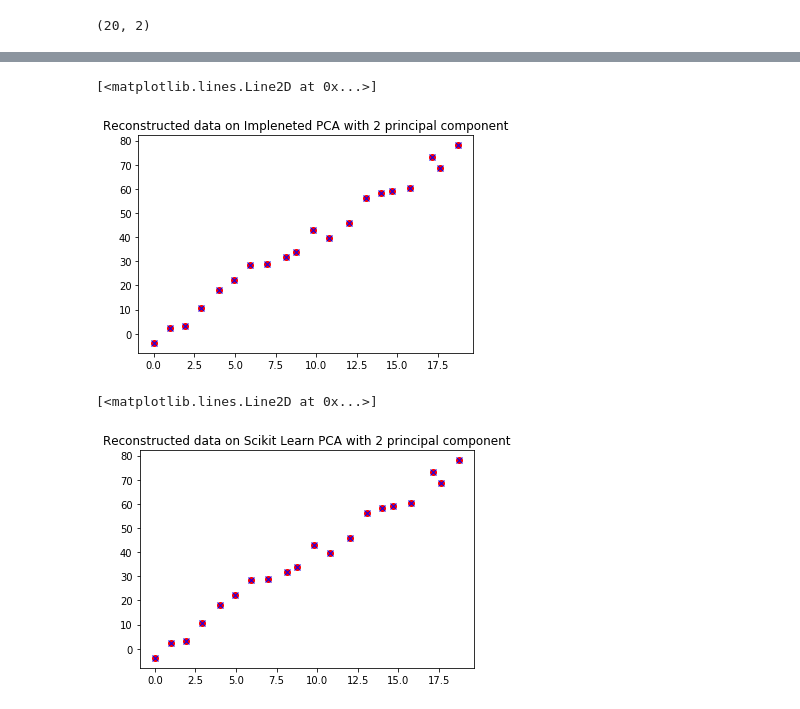
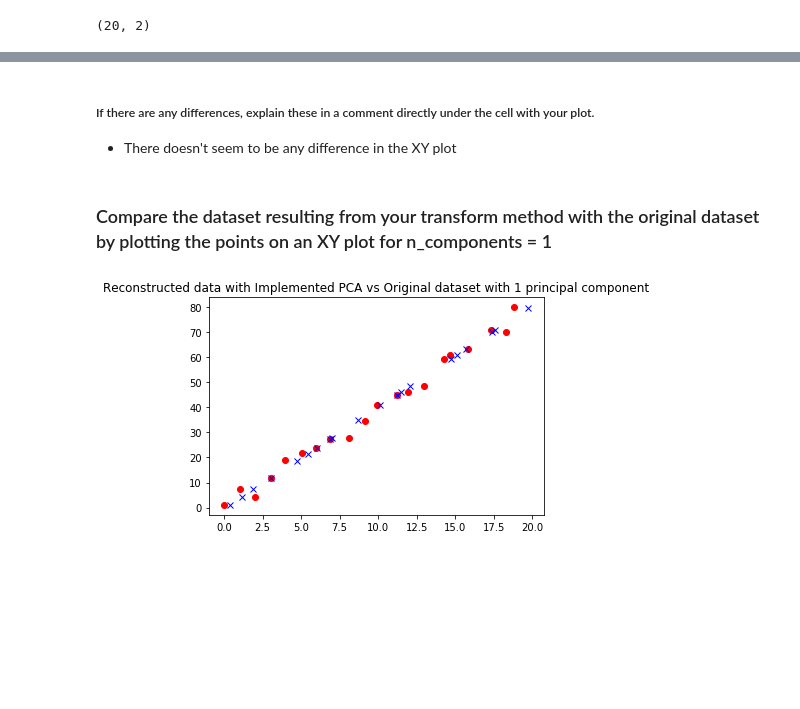
Before and after one commit to vipulpopat/MSCAI_CE4021_Week5, a Jupyter notebook: Etivity5.ipynb, the cells around one changed output, grey strips where cells are left out. Drawn from its saved outputs; the diff is of its cells as text; code cells hidden in the pictures; blank space fills up the shorter version.

Commit message:
Refactored code, addressed comments and task reflection

```diff
--- a/Etivity5.ipynb
+++ b/Etivity5.ipynb
@@ -39,7 +39,7 @@ As per E-tivity instructions: Use of the matrix class is discouraged, but to all
 a_x = 0.05
 a_y= 10
 # %%
-data =  np.matrix([[n*(1+a_x*(rand.random()-0.5)),4*n+ a_y*(rand.random()-0.5)] for n in range(20)])
+data =  np.array([[n*(1+a_x*(rand.random()-0.5)),4*n+ a_y*(rand.random()-0.5)] for n in range(20)])
 # %%
 data.shape
 # %% [output]
@@ -174,0 +212,21 @@ print(scikit_projected_data)
+# %%
+n=1
+
+# *************************************************************
+# Run the Implemented learn PCA for n=1
+# *************************************************************
+derived_pca = New_PCA(n)
+derived_pca.fit(data)
+# Store the projceted data for reconstructing the data
+derived_projected_data_1 = derived_pca.transform(data)
+# Store the eigen vectors for reconstructing the data
+derived_pca_eigen_vector_1 = derived_pca.components_
+
+
+# *************************************************************
+# Run the Scikit learn PCA for n=1
+# *************************************************************
+scikit_pca = PCA(n)
+scikit_pca.fit(data)
+scikit_pca.transform(data)
+scikit_projected_data_1 = scikit_pca.transform(data)
@@ -174,0 +237,3 @@ print(scikit_projected_data)
+# %%
+# Reconstruct the data on Implemented PCA
+reconstructed_data_1 = np.dot(derived_projected_data_1, derived_pca_eigen_vector_1.T) + np.mean(data, axis=0)
@@ -175,18 +251,14 @@ print(scikit_projected_data)
+# %% [markdown]
+##### If there are any differences, explain these in a comment directly under the cell with your plot.
+- There doesn't seem to be any difference in the XY plot
+# %% [markdown]
+### Compare the dataset resulting from your transform method with the original dataset by plotting the points on an XY plot for n_components = 1
 # %%
-# Reconstruct the data on Implemented PCA
-my_data = np.dot(projected_data, derived_pca.components_.T) + np.mean(data, axis=0)
+# Compare the dataset resulting from Implemented PCA transform method with the original dataset
 
-plt.title("Reconstructed data on Impleneted PCA with {} principal component".format(n))
+plt.title("Reconstructed data with Implemented PCA vs Original dataset with 1 principal component")
 plt.plot(data[:,0], data[:,1], 'ro')
-plt.plot(my_data[:,0], my_data[:,1], 'bx')
+plt.plot(reconstructed_data_1[:,0], reconstructed_data_1[:,1], 'bx')
+plt.show()
 # %% [output]
-[<matplotlib.lines.Line2D at 0x...>]
-[figure, old version]
+[figure, new version]
-# %%
-# Reconstruct the data on Scikit Learn PCA
-plt.title("Reconstructed data on Scikit Learn PCA with {} principal component".format(n))
-plt.plot(data[:,0], data[:,1], 'ro')
-plt.plot(scikit_pca_result[:,0], scikit_pca_result[:,1], 'bx')
-# %% [output]
-[<matplotlib.lines.Line2D at 0x...>]
-[figure, removed]
```
Also changed, not shown: parts of 20 cells of this notebook.
